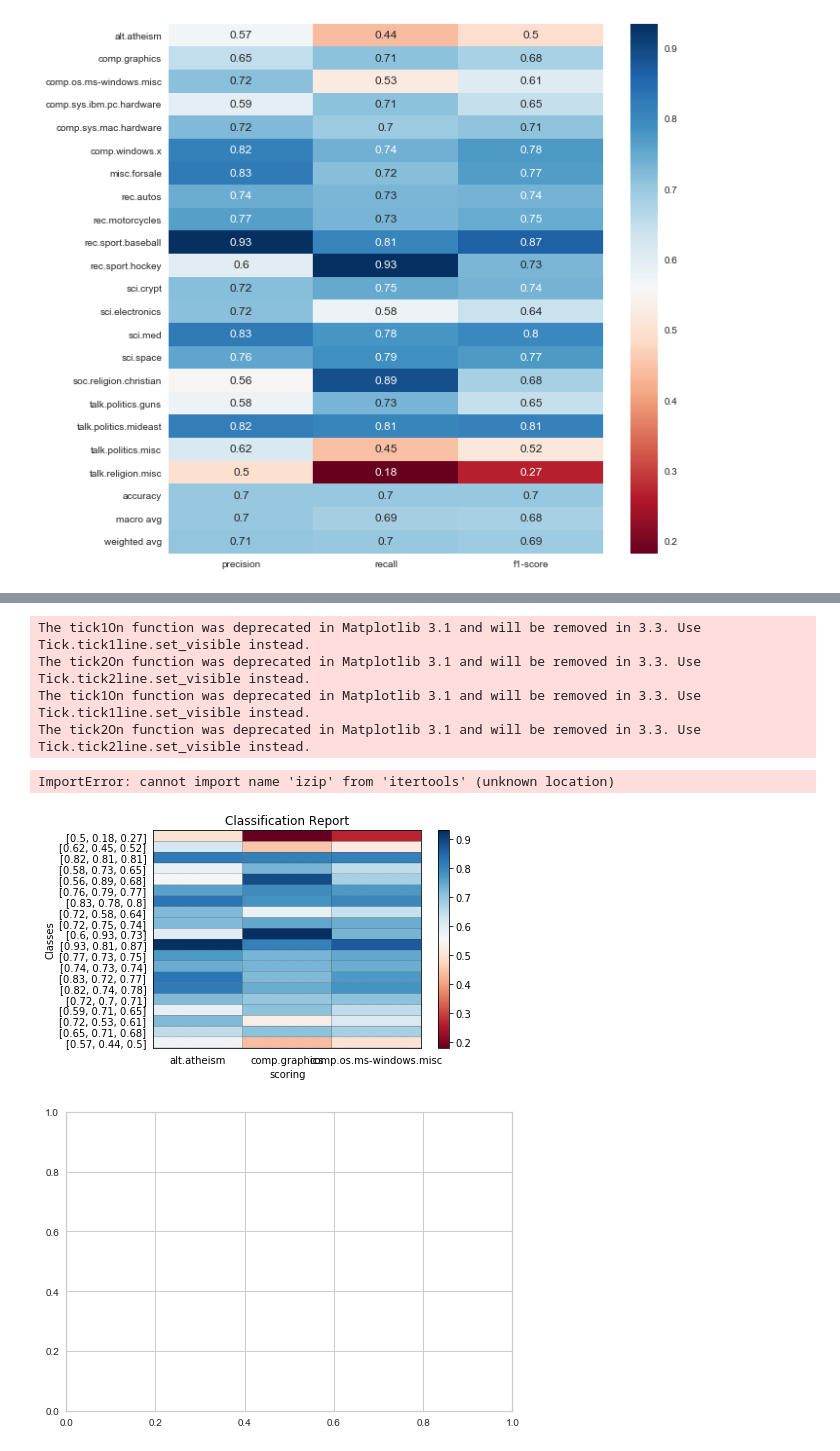
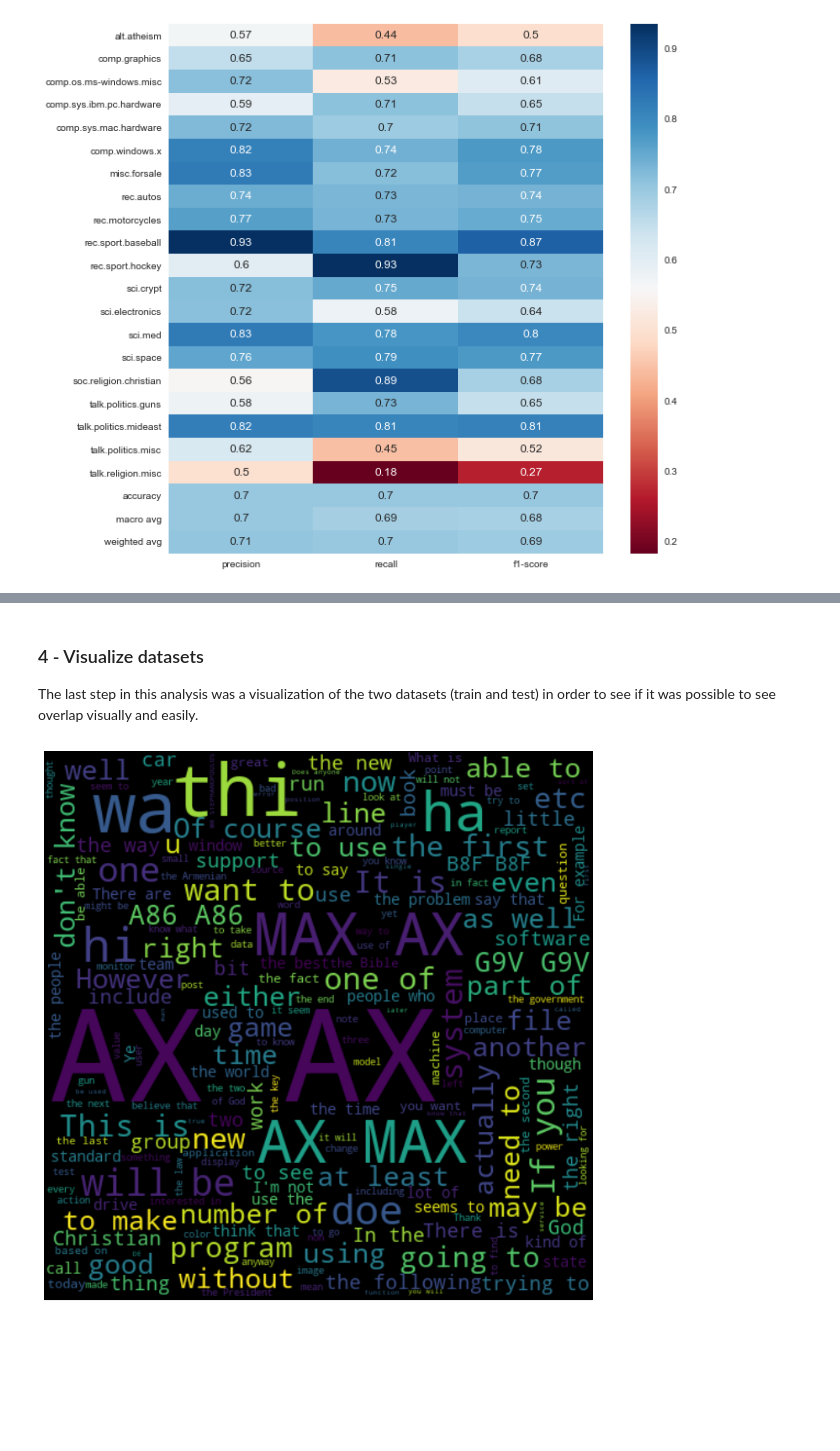
Before and after one commit to Benjamin-Siebold/MSDS-682-Text-Analytics, a Jupyter notebook: Week-4/Text Classification.ipynb, the cells around one changed output, grey strips where cells are left out. Drawn from its saved outputs; the diff is of its cells as text; code cells hidden in the pictures; blank space fills up the shorter version.

```diff
--- a/Week-4/Text Classification.ipynb
+++ b/Week-4/Text Classification.ipynb
@@ -146,13 +147,0 @@ correct_orientation = False
-# %%
-heatmap(np.array(plotdata),title,xlabel,ylabel,xticklabels,yticklabels)
-# %% [output]
-The tick1On function was deprecated in Matplotlib 3.1 and will be removed in 3.3. Use Tick.tick1line.set_visible instead.
-The tick2On function was deprecated in Matplotlib 3.1 and will be removed in 3.3. Use Tick.tick2line.set_visible instead.
-The tick1On function was deprecated in Matplotlib 3.1 and will be removed in 3.3. Use Tick.tick1line.set_visible instead.
-The tick2On function was deprecated in Matplotlib 3.1 and will be removed in 3.3. Use Tick.tick2line.set_visible instead.
-ImportError: cannot import name 'izip' from 'itertools' (unknown location)
-[figure, removed]
-# %%
-visualizer = ClassificationReport(model)
-# %% [output]
-[figure, removed]
@@ -225,0 +148,13 @@ if __name__ == '__main__':
+# %% [markdown]
+### 4 - Visualize datasets
+The last step in this analysis was a visualization of the two datasets (train and test) in order to see if it was possible to see overlap visually and easily.
+# %%
+clean_train_text = ' '.join(clean_train)
+clean_test_text = ' '.join(clean_test)
+# %%
+fig = plt.figure(figsize=(12, 12))
+wordcloud = WordCloud(width=500, height=500).generate(clean_train_text)
+plt.imshow(wordcloud, interpolation='bilinear')
+_ = plt.axis("off")
+# %% [output]
+[figure, added]
```
Also changed, not shown: parts of 16 cells of this notebook, 3 other files.
